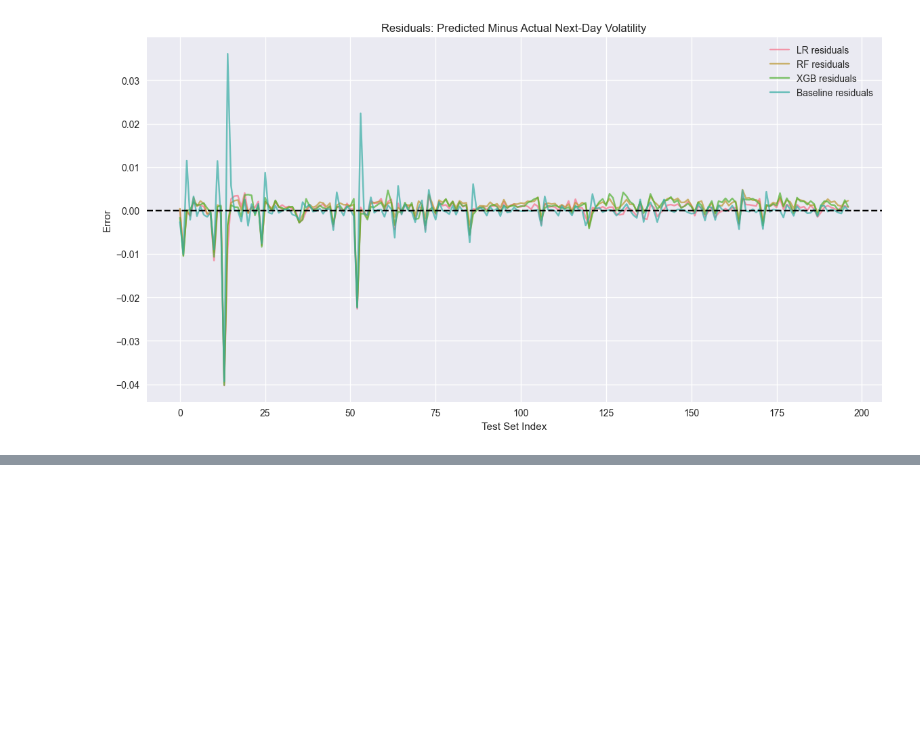
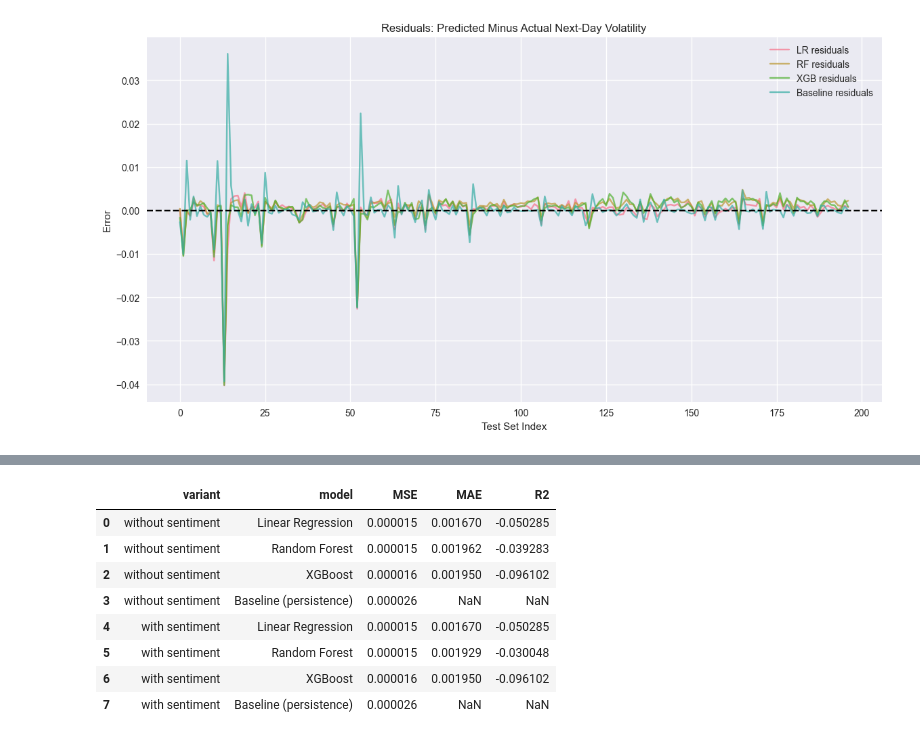
Before and after one commit to shreydevkar/CS506FinalProject, a Jupyter notebook: notebooks/preliminary_visualizations.ipynb, the cells around one changed output, grey strips where cells are left out. Saved outputs shown, nothing was run; the diff lists cells and outputs as text; code cells hidden in the pictures; blank space fills up the shorter version.

```diff
--- a/notebooks/preliminary_visualizations.ipynb
+++ b/notebooks/preliminary_visualizations.ipynb
@@ -187,0 +241,29 @@ plt.show()
+# %%
+# [sentiment-comparison]
+# Build a tidy comparison table
+rows = []
+for variant, key in [('without sentiment', 'baseline'), ('with sentiment', 'sentiment')]:
+    ev = results[key]['eval']
+    for model_name, label in [('lr', 'Linear Regression'), ('rf', 'Random Forest'), ('xgb', 'XGBoost')]:
+        rows.append({
+            'variant': variant,
+            'model': label,
+            'MSE': ev[model_name]['MSE'],
+            'MAE': ev[model_name]['MAE'],
+            'R2': ev[model_name]['R2'],
+        })
+    rows.append({'variant': variant, 'model': 'Baseline (persistence)',
+                  'MSE': ev['baseline_mse'], 'MAE': None, 'R2': None})
+comp = pd.DataFrame(rows)
+comp.to_csv('results.csv', index=False)
+comp
+# %% [output]
+|  | variant | model | MSE | MAE | R2 |
+| 0 | without sentiment | Linear Regression | 0.000015 | 0.001670 | -0.050285 |
+| 1 | without sentiment | Random Forest | 0.000015 | 0.001962 | -0.039283 |
+| 2 | without sentiment | XGBoost | 0.000016 | 0.001950 | -0.096102 |
+| 3 | without sentiment | Baseline (persistence) | 0.000026 | NaN | NaN |
+| 4 | with sentiment | Linear Regression | 0.000015 | 0.001670 | -0.050285 |
+| 5 | with sentiment | Random Forest | 0.000015 | 0.001929 | -0.030048 |
+| 6 | with sentiment | XGBoost | 0.000016 | 0.001950 | -0.096102 |
+| 7 | with sentiment | Baseline (persistence) | 0.000026 | NaN | NaN |
```
Also changed, not shown: parts of 8 cells of this notebook, 14 other files.
